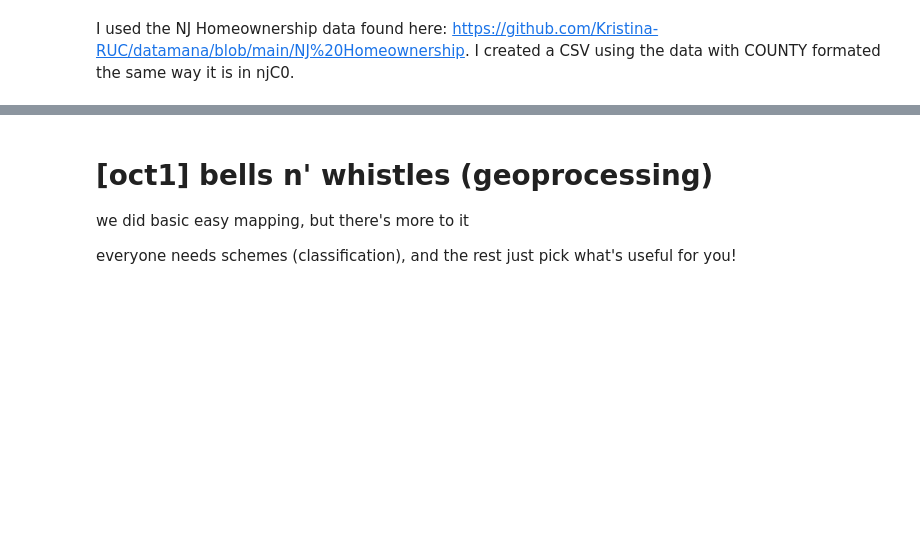
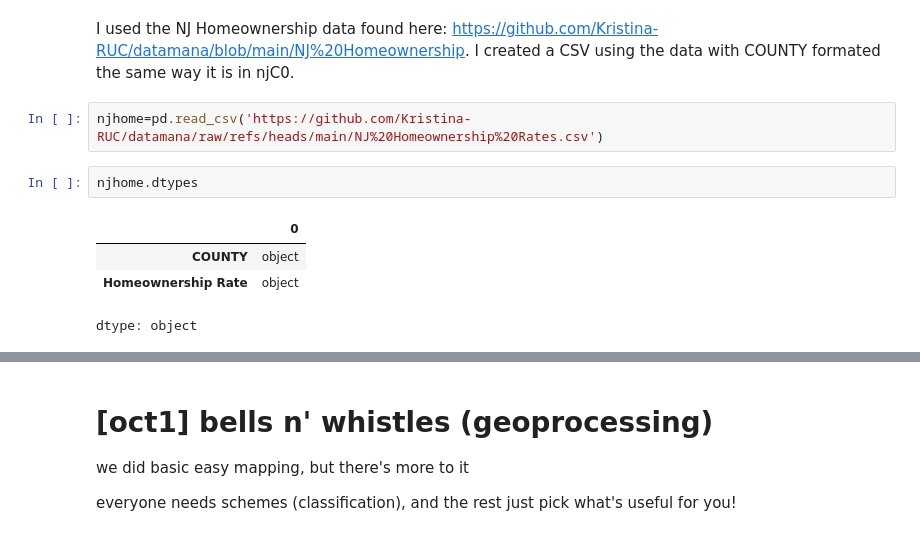
Before and after one commit to Kristina-RUC/datamana, a Jupyter notebook: map.ipynb, the cells around one changed output, grey strips where cells are left out. Drawn from its saved outputs; the diff is of its cells as text; blank space fills up the shorter version.

```diff
--- a/map.ipynb
+++ b/map.ipynb
@@ -1219,3 +1245,12 @@ njC0
 # %% [markdown]
 I used the NJ Homeownership data found here: https://github.com/Kristina-RUC/datamana/blob/main/NJ%20Homeownership.
 I created a CSV using the data with COUNTY formated the same way it is in njC0.
+# %%
+njhome=pd.read_csv('https://github.com/Kristina-RUC/datamana/raw/refs/heads/main/NJ%20Homeownership%20Rates.csv')
+# %%
+njhome.dtypes
+# %% [output]
+|  | 0 |
+| COUNTY | object |
+| Homeownership Rate | object |
+dtype: object
```
Also changed, not shown: parts of 5 cells of this notebook.
